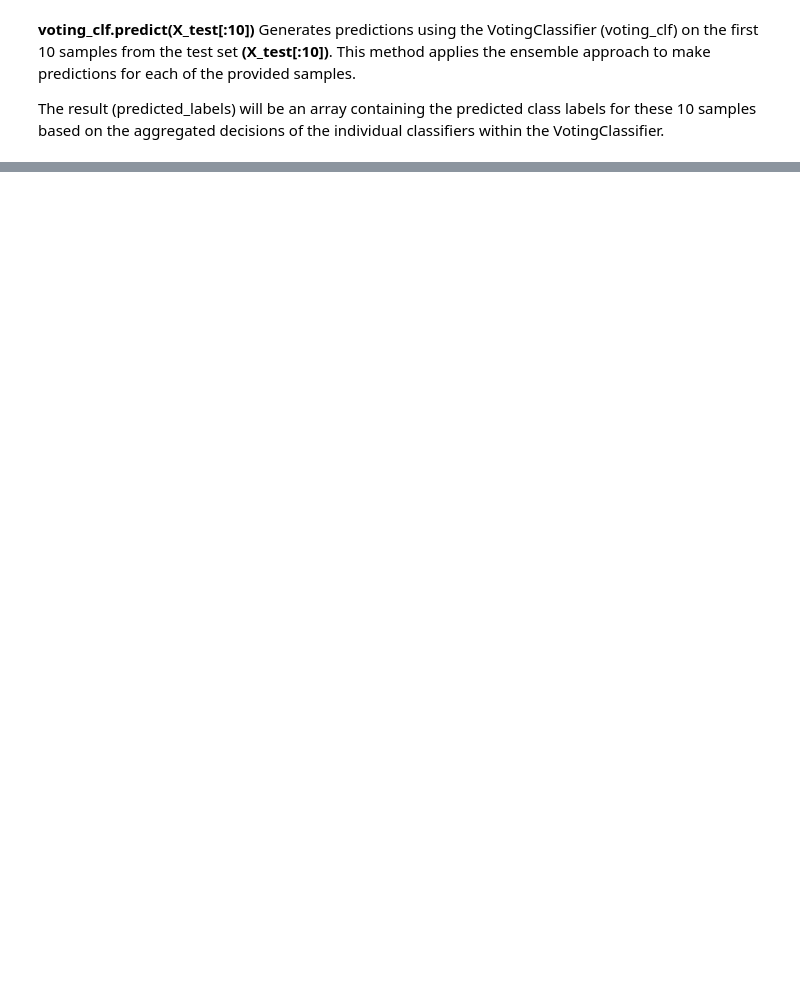
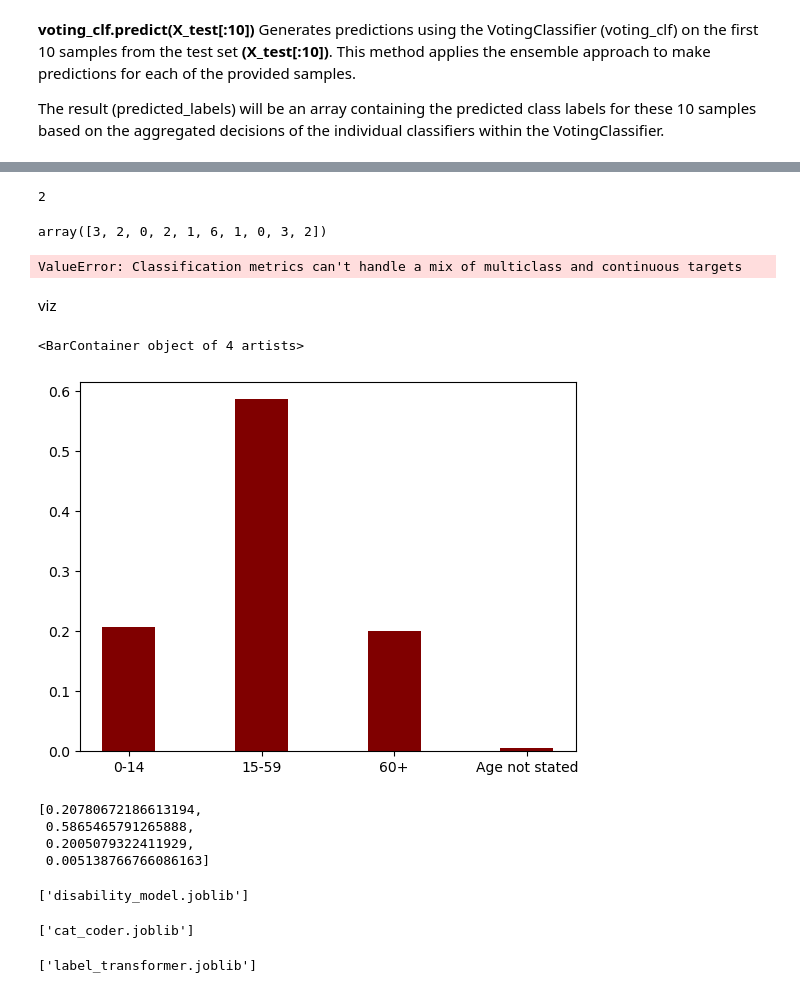
Before and after one commit to shiyaamsunder/bda, a Jupyter notebook: individual_work/Fameen/Indian_disability.ipynb, the cells around one changed output, grey strips where cells are left out. Cells and saved outputs as stored; diff of their text form; code cells hidden in the pictures; blank space fills up the shorter version.

Commit message:
Joblib

```diff
--- a/individual_work/Fameen/Indian_disability.ipynb
+++ b/individual_work/Fameen/Indian_disability.ipynb
@@ -272,4 +310,6 @@ array([['JAMMU & KASHMI', 'Rural', '0-14'],
       dtype=object)
+# %%
+encoded_data = encoded_data.join(df['Total disabled population - Persons'])
 # %%
 encoded_data.columns
 # %% [output]
@@ -310,3 +356,7 @@ Name: Disability, Length: 2240, dtype: object
 # %%
 X = encoded_data.values
 y = labels.values
+le = LabelEncoder()
+y = le.fit_transform(y)
+print(y)
+print(le.inverse_transform(y))
@@ -369,0 +513,8 @@ array(['Any-Other', 'Mental-Illness', 'In-Movement', 'Any-Other',
+# %%
+from sklearn.model_selection import cross_val_score
+from sklearn.model_selection import cross_val_predict
+
+forest_clf = RandomForestClassifier(random_state=42)
+y_probas_forest = cross_val_predict(forest_clf, X_train, y_train, cv=3,
+                                    method="predict_proba")
+y_probas_forest[:10]
@@ -369,0 +563,53 @@ array(['Any-Other', 'Mental-Illness', 'In-Movement', 'Any-Other',
+# %%
+le.classes_
+y_train[1]
+# %% [output]
+2
+# %%
+y_train[:10]
+# %% [output]
+array([3, 2, 0, 2, 1, 6, 1, 0, 3, 2])
+# %%
+y_train_pred_forest = y_probas_forest[:, 1]  # positive proba ≥ 50%
+# f1_score(y_train, y_train_pred_forest)
+s = np.empty(y_probas_forest.shape[0])
+for i in range(0, y_probas_forest.shape[0]):
+    s[i] = np.argmax(y_probas_forest[i])
+s
+
+# f1_score(y_train, s)
+# %% [output]
+ValueError: Classification metrics can't handle a mix of multiclass and continuous targets
+# %% [markdown]
+viz
+# %%
+age_cat = df["Age-group"].unique()
+age_count = []
+for i in range(0, len(age_cat)):
+    age_count.append(sum(df[df['Age-group'] == age_cat[i]]['Total disabled population - Persons']))
+plt.bar(age_cat,age_count,color ='maroon',
+        width = 0.4)
+# %% [output]
+<BarContainer object of 4 artists>
+[figure, added]
+# %%
+# sum(df[df['Age-group'] == age_cat[0]]['Total disabled population - Persons'])
+age_count
+# %% [output]
+[0.20780672186613194,
+ 0.5865465791265888,
+ 0.2005079322411929,
+ 0.005138766766086163]
+# %%
+import joblib
+joblib.dump(voting_clf,'disability_model.joblib')
+# %% [output]
+['disability_model.joblib']
+# %%
+joblib.dump(cat_coder,'cat_coder.joblib')
+# %% [output]
+['cat_coder.joblib']
+# %%
+joblib.dump(le,'label_transformer.joblib')
+# %% [output]
+['label_transformer.joblib']
```
Also changed, not shown: parts of 25 cells of this notebook, 4 other files.
